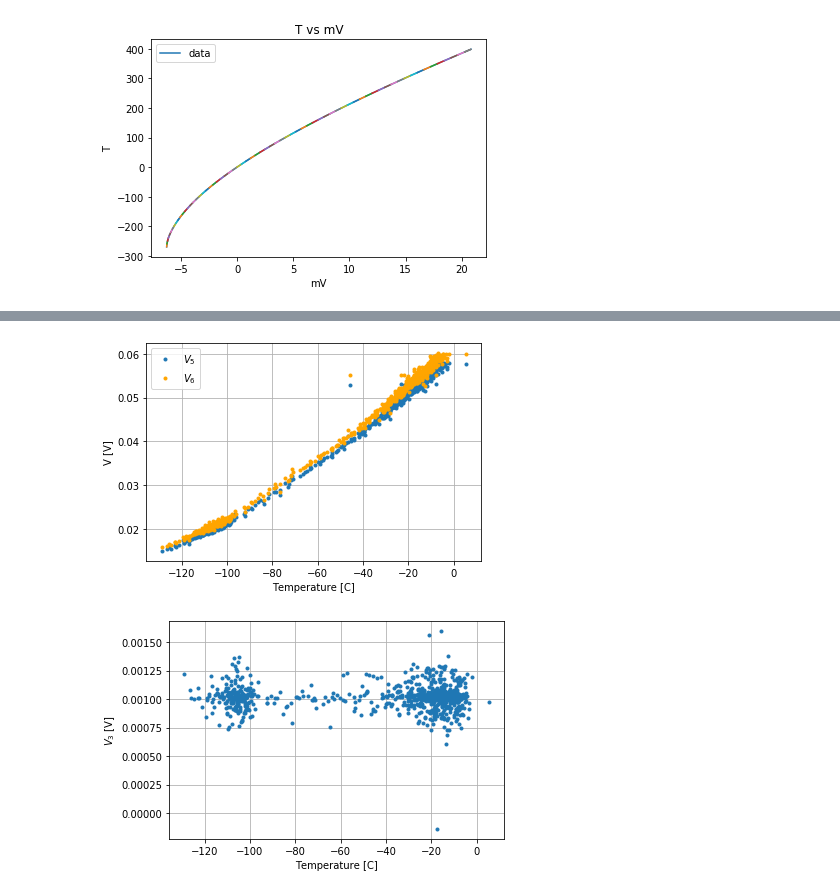
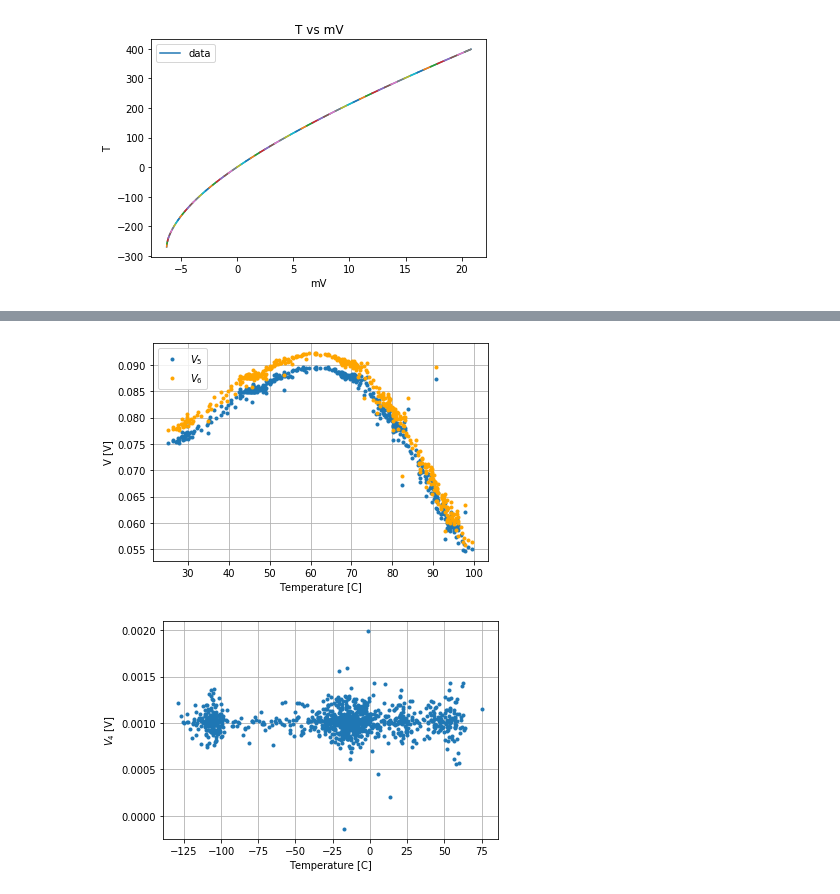
Before and after one commit to eklem1/ModernLab, a Jupyter notebook: TemperaturevsMv.ipynb, the cells around one changed output, grey strips where cells are left out. Cells and saved outputs as stored; diff of their text form; code cells hidden in the pictures.

```diff
--- a/TemperaturevsMv.ipynb
+++ b/TemperaturevsMv.ipynb
@@ -60,8 +61,12 @@ for i in range(0, len(mVArraysOf10)):
 fits = []
 
 for i in range(0, int(len(final_result)/10)):
-#     print(TimeArray[i])
-    fits.append(curve_fit(linear, mVArraysOf10[i], TArraysOf10[i]))
+    popt, pcov = curve_fit(linear, mVArraysOf10[i], TArraysOf10[i])
+    fits.append([popt, np.sqrt(np.diag(pcov))])
+
+# print(fits[-1])
+# perr = np.sqrt(np.diag(fits[0][0]))
+# print(perr)
 # %%
 #plotting fits to make sure they match the data
 
@@ -103,7 +122,7 @@ def getTempFromVolt(V):
     return TempVal
 # %%
 # Use function to get temp for a given V
-V =
+V = 4.09
 Temp = getTempFromVolt(V)
 
 print(Temp)
@@ -139,0 +146,23 @@ plt.show()
+# %%
+data = np.transpose((np.loadtxt('Data/2020-02-12 15_09 Voltage Readings Data_full.csv', delimiter=',', skiprows = 1)))
+#need errors on data
+
+# print(len(data1), len(data))
+
+tempdata = [getTempFromVolt(V) for V in data[7]*1e3]
+
+TempDataCom = tempdata1 + tempdata
+# DataCom = np.vstack(data1 + data)
+DataCom = [*data1[2], *data[2]]
+# np.append(DataCom, data1[2])
+# np.append(DataCom, data[2])
+# np.concatenate
+
+plt.plot(TempDataCom, DataCom, ls=" ", marker=".")
+plt.plot(tempdata, data[2], ls=" ", marker=".")
+
+plt.grid()
+plt.ylabel("$V_3$ [V]")
+plt.xlabel("Temperature [C]")
+
+plt.show()
@@ -140,20 +171,20 @@ plt.show()
 # %%
 #plotting V5 and V6 vs temp to get better small resistance as V=IR
 
-data = np.transpose((np.loadtxt('2020-02-10 13_41 Voltage Readings Data_try1.csv', delimiter=',', skiprows = 1)))
-tempdata = [getTempFromVolt(V) for V in data[7]*1e3]
+# data = np.transpose((np.loadtxt('2020-02-10 13_41 Voltage Readings Data_try1.csv', delimiter=',', skiprows = 1)))
+# tempdata = [getTempFromVolt(V) for V in data[7]*1e3]
 
 plt.plot(tempdata, data[4], ls=" ", marker=".", label="$V_5$")
 plt.plot(tempdata, data[5], ls=" ", marker=".", color="orange", label="$V_6$")
 
 plt.grid()
 plt.ylabel("V [V]")
 plt.xlabel("Temperature [C]")
 plt.legend()
 
 plt.show()
 # %% [output]
-[figure, old version]
+[figure, new version]
 # %%
 # I = V4/R, just for checking the current is actually 1 mA
 #seems flat as expected
@@ -166,4 +197,4 @@ plt.xlabel("Temperature [C]")
 
 plt.show()
 # %% [output]
-[figure, old version]
+[figure, new version]
```
Also changed, not shown: parts of 9 cells of this notebook.
